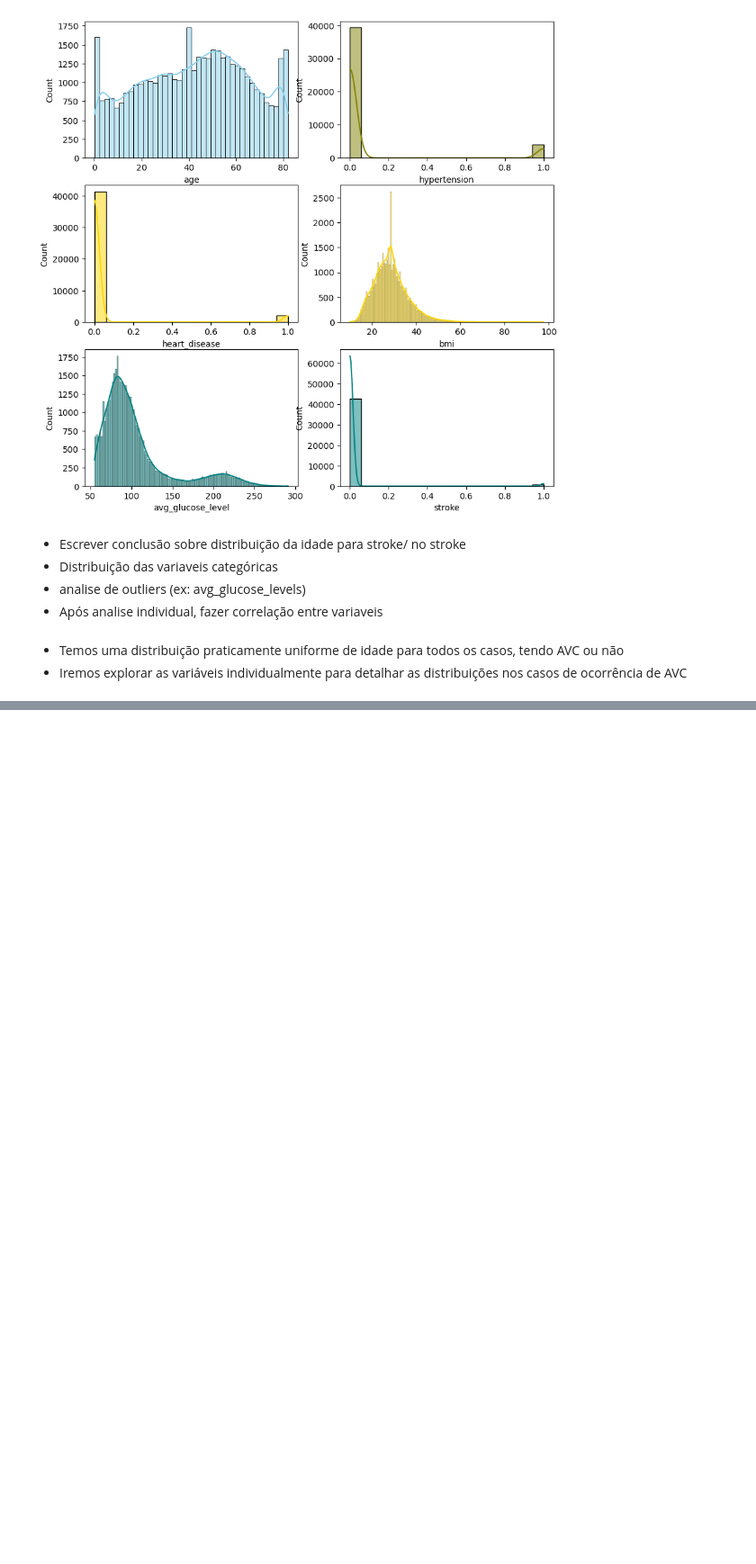
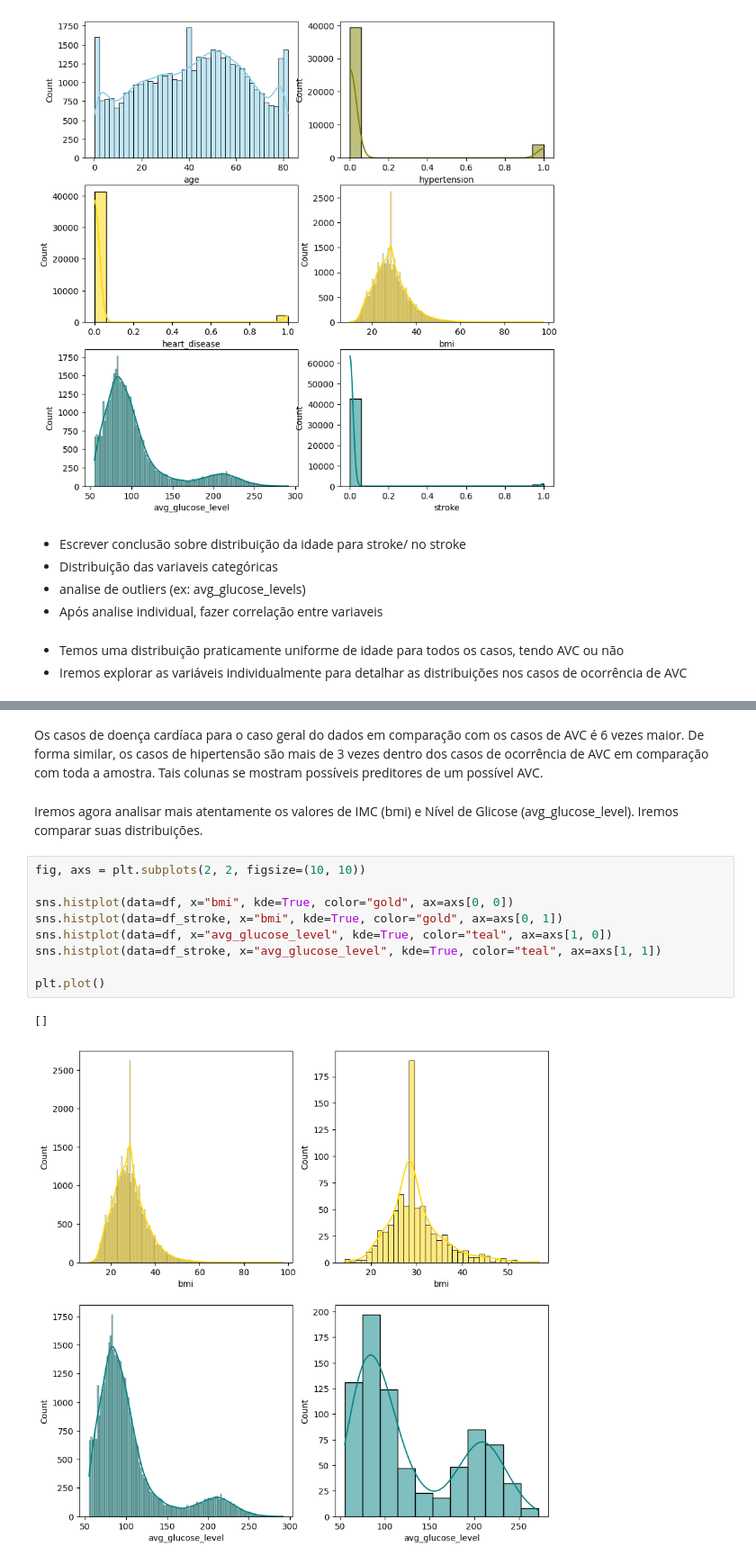
Before and after one commit to Jdss026/stroke-classifier, a Jupyter notebook: notebooks/eda copy.ipynb, the cells around one changed output, grey strips where cells are left out. Shown at 90% size. Cells and saved outputs as stored; diff of their text form; blank space fills up the shorter version.

```diff
--- a/notebooks/eda copy.ipynb
+++ b/notebooks/eda copy.ipynb
@@ -214,0 +226,16 @@ hypertension_total[1]/hypertension_total[0]
+# %% [markdown]
+Os casos de doença cardíaca para o caso geral do dados em comparação com os casos de AVC é 6 vezes maior. De forma similar, os casos de hipertensão são mais de 3 vezes dentro dos casos de ocorrência de AVC em comparação com toda a amostra. Tais colunas se mostram possíveis preditores de um possível AVC.
+# %% [markdown]
+Iremos agora analisar mais atentamente os valores de IMC (bmi) e Nível de Glicose (avg_glucose_level). Iremos comparar suas distribuições.
+# %%
+fig, axs = plt.subplots(2, 2, figsize=(10, 10))
+
+sns.histplot(data=df, x="bmi", kde=True, color="gold", ax=axs[0, 0])
+sns.histplot(data=df_stroke, x="bmi", kde=True, color="gold", ax=axs[0, 1])
+sns.histplot(data=df, x="avg_glucose_level", kde=True, color="teal", ax=axs[1, 0])
+sns.histplot(data=df_stroke, x="avg_glucose_level", kde=True, color="teal", ax=axs[1, 1])
+
+plt.plot()
+# %% [output]
+[]
+[figure, added]
```
Also changed, not shown: parts of 14 cells of this notebook.
